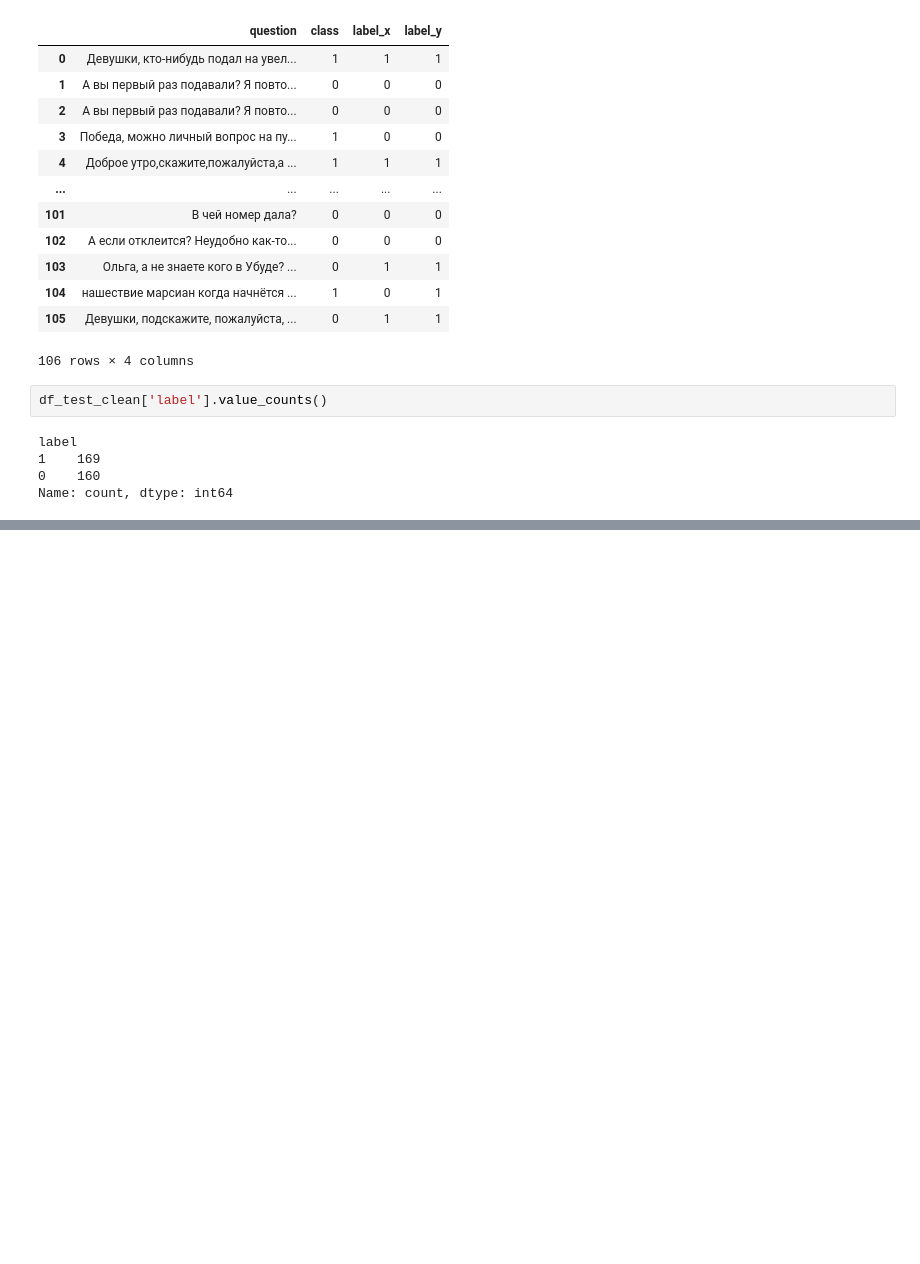
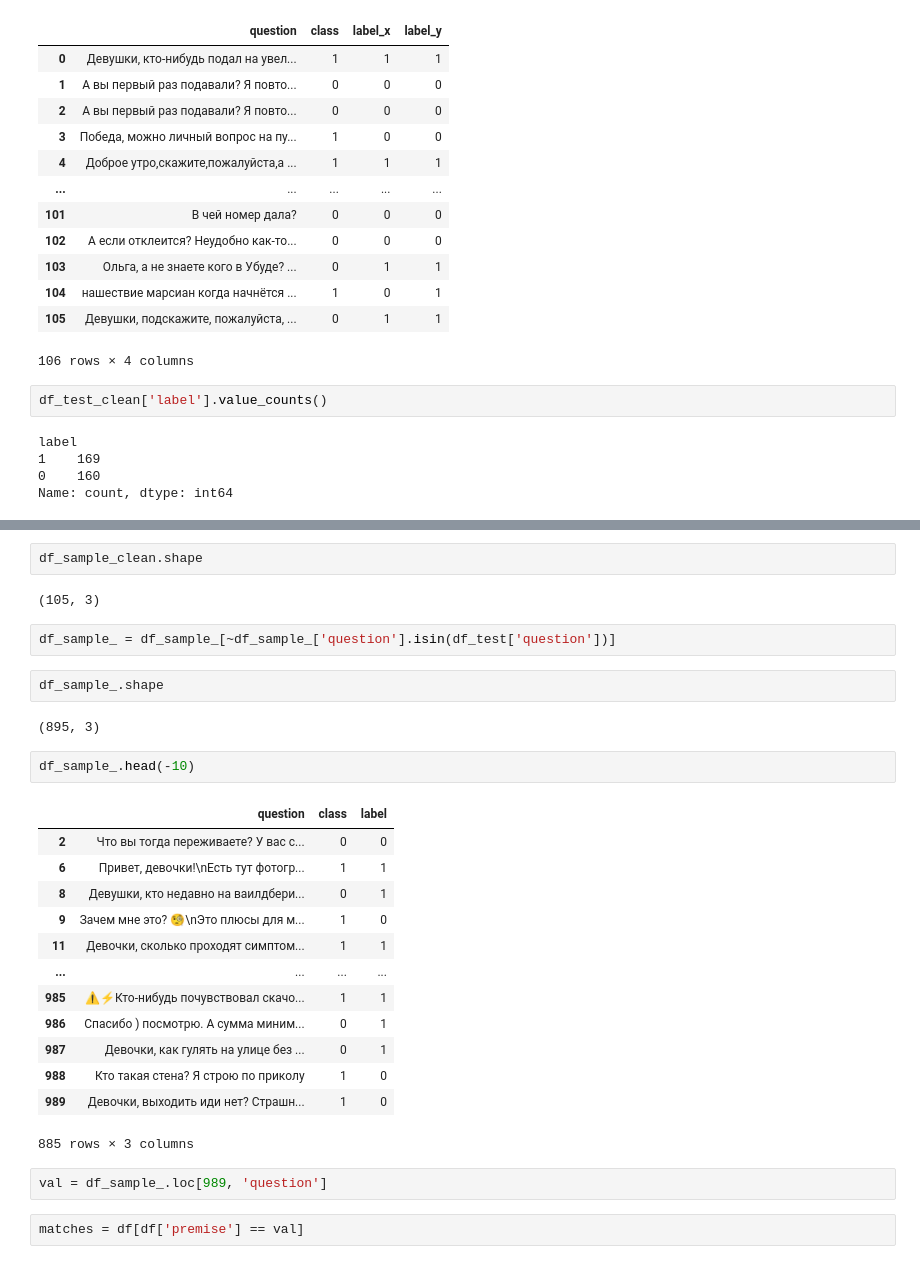
Before and after one commit to Yeegaure/FAQ_autocollector, a Jupyter notebook: llm_labeling_full.ipynb, the cells around one changed output, grey strips where cells are left out. Drawn from its saved outputs; the diff is of its cells as text; blank space fills up the shorter version.

```diff
--- a/llm_labeling_full.ipynb
+++ b/llm_labeling_full.ipynb
@@ -411,0 +438,30 @@ Name: count, dtype: int64
+# %%
+df_sample_clean.shape
+# %% [output]
+(105, 3)
+# %%
+df_sample_ = df_sample_[~df_sample_['question'].isin(df_test['question'])]
+# %%
+df_sample_.shape
+# %% [output]
+(895, 3)
+# %%
+df_sample_.head(-10)
+# %% [output]
+|  | question | class | label |
+| 2 | Что вы тогда переживаете? У вас с... | 0 | 0 |
+| 6 | Привет, девочки!\nЕсть тут фотогр... | 1 | 1 |
+| 8 | Девушки, кто недавно на ваилдбери... | 0 | 1 |
+| 9 | Зачем мне это? 🧐\nЭто плюсы для м... | 1 | 0 |
+| 11 | Девочки, сколько проходят симптом... | 1 | 1 |
+| ... | ... | ... | ... |
+| 985 | ⚠️⚡️Кто-нибудь почувствовал скачо... | 1 | 1 |
+| 986 | Спасибо ) посмотрю. А сумма миним... | 0 | 1 |
+| 987 | Девочки, как гулять на улице без ... | 0 | 1 |
+| 988 | Кто такая стена? Я строю по приколу | 1 | 0 |
+| 989 | Девочки, выходить иди нет? Страшн... | 1 | 0 |
+885 rows × 3 columns
+# %%
+val = df_sample_.loc[989, 'question']
+# %%
+matches = df[df['premise'] == val]
```
Also changed, not shown: parts of 49 cells of this notebook.
